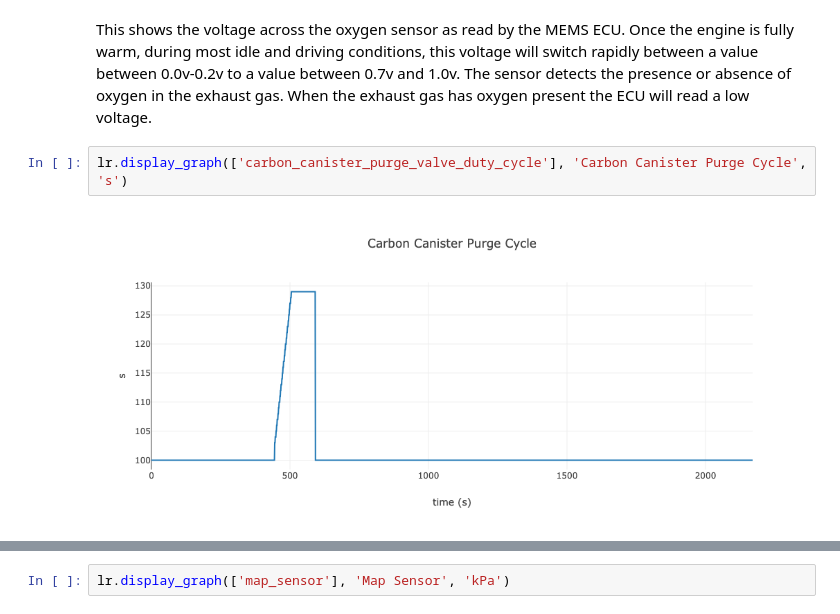
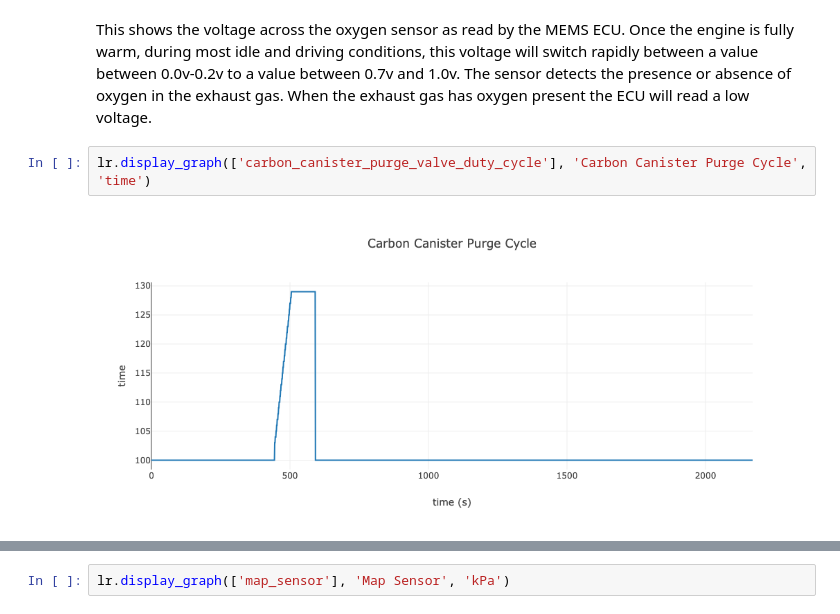
Before and after one commit to imaadhrizni/memsviewer, a Jupyter notebook: memsviewer.ipynb, the cells around one changed output, grey strips where cells are left out. Saved outputs shown, nothing was run; the diff lists cells and outputs as text.

```diff
--- a/memsviewer.ipynb
+++ b/memsviewer.ipynb
@@ -88,9 +109,9 @@ lr.display_graph(['lambda_voltage'], 'Lambda Voltage', 'mV')
 # %% [markdown]
 This shows the voltage across the oxygen sensor as read by the MEMS ECU. Once the engine is fully warm, during most idle and driving conditions, this voltage will switch rapidly between a value between 0.0v-0.2v to a value between 0.7v and 1.0v. The sensor detects the presence or absence of oxygen in the exhaust gas. When the exhaust gas has oxygen present the ECU will read a low voltage.
 # %%
-lr.display_graph(['carbon_canister_purge_valve_duty_cycle'], 'Carbon Canister Purge Cycle', 's')
+lr.display_graph(['carbon_canister_purge_valve_duty_cycle'], 'Carbon Canister Purge Cycle', 'time')
 # %% [output]
-[figure, old version]
+[figure, new version]
 # %% [markdown]
 The canister purge valve forms part of the emission control system. Petrol vapor from the petrol tank that is stored in the carbon absorption filter, is conveyed to the engine through this solenoid valve.
 If the lambda control of the engine is functioning, the valve is powered by the control unit. The extra fuel in form of vapor that is conveyed through this system to the engine is compensated for by the lambda control.
```
Also changed, not shown: parts of 9 cells of this notebook.
